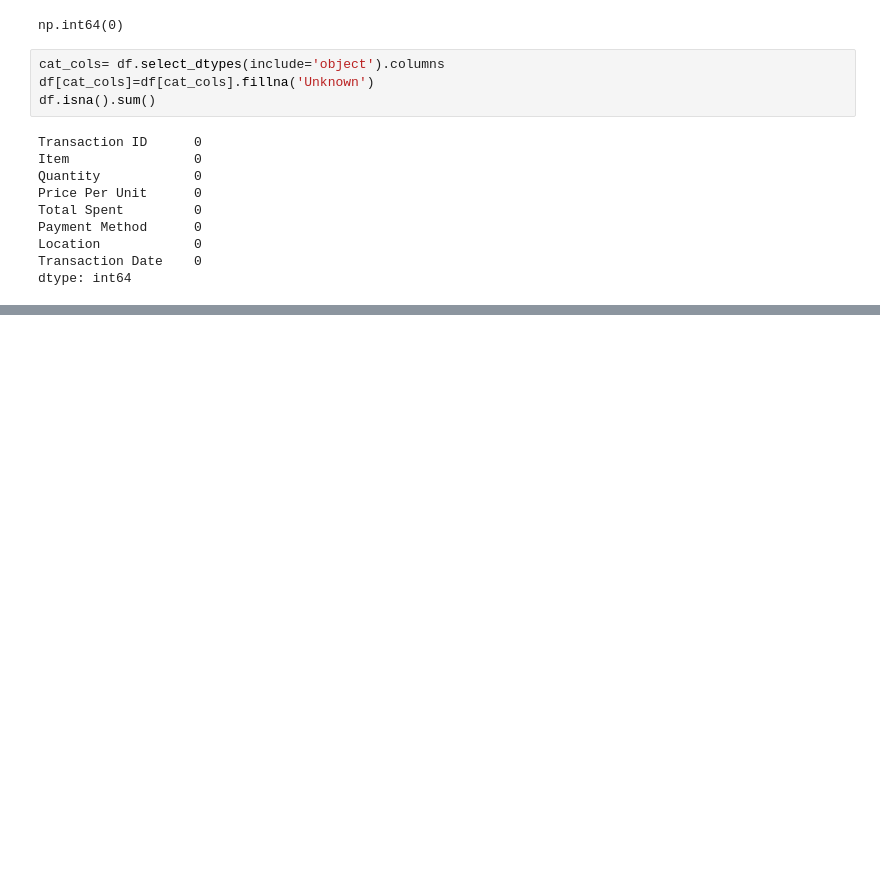
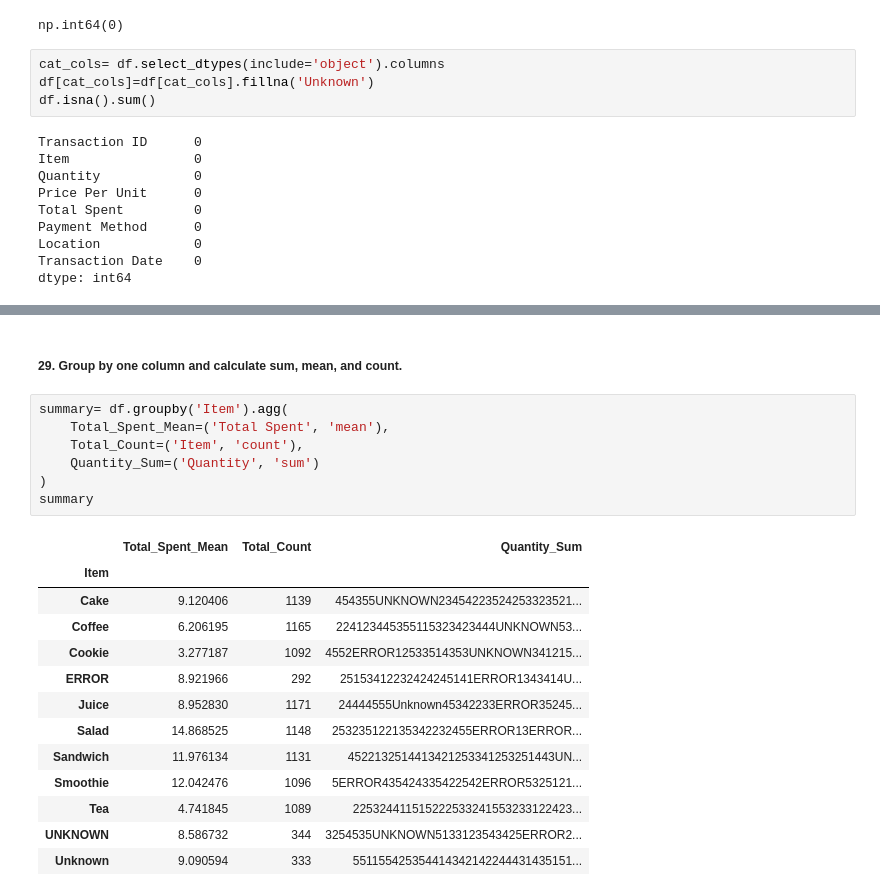
Before and after one commit to Ut5ab07/data_analysis-to-data_science, a Jupyter notebook: phase-1-data-analysis/week-1-pandas-numpy/notebooks/Pandas_PractiseQuestions.ipynb, the cells around one changed output, grey strips where cells are left out. Saved outputs shown, nothing was run; the diff lists cells and outputs as text; blank space fills up the shorter version.

```diff
--- a/phase-1-data-analysis/week-1-pandas-numpy/notebooks/Pandas_PractiseQuestions.ipynb
+++ b/phase-1-data-analysis/week-1-pandas-numpy/notebooks/Pandas_PractiseQuestions.ipynb
@@ -519,0 +540,23 @@ dtype: int64
+# %% [markdown]
+##### 29. Group by one column and calculate sum, mean, and count.
+# %%
+summary= df.groupby('Item').agg(
+    Total_Spent_Mean=('Total Spent', 'mean'),
+    Total_Count=('Item', 'count'),
+    Quantity_Sum=('Quantity', 'sum')
+)
+summary
+# %% [output]
+|  | Total_Spent_Mean | Total_Count | Quantity_Sum |
+| Item |  |  |  |
+| Cake | 9.120406 | 1139 | 454355UNKNOWN23454223524253323521... |
+| Coffee | 6.206195 | 1165 | 224123445355115323423444UNKNOWN53... |
+| Cookie | 3.277187 | 1092 | 4552ERROR12533514353UNKNOWN341215... |
+| ERROR | 8.921966 | 292 | 25153412232424245141ERROR1343414U... |
+| Juice | 8.952830 | 1171 | 24444555Unknown45342233ERROR35245... |
+| Salad | 14.868525 | 1148 | 253235122135342232455ERROR13ERROR... |
+| Sandwich | 11.976134 | 1131 | 4522132514413421253341253251443UN... |
+| Smoothie | 12.042476 | 1096 | 5ERROR435424335422542ERROR5325121... |
+| Tea | 4.741845 | 1089 | 225324411515222533241553233122423... |
+| UNKNOWN | 8.586732 | 344 | 3254535UNKNOWN5133123543425ERROR2... |
+| Unknown | 9.090594 | 333 | 551155425354414342142244431435151... |
```
Also changed, not shown: parts of 23 cells of this notebook.
